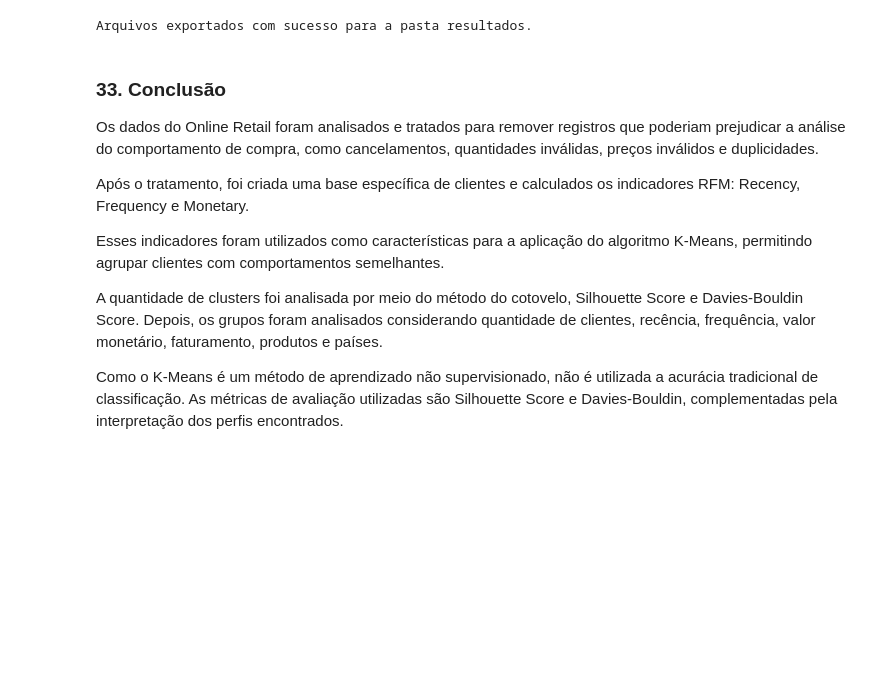
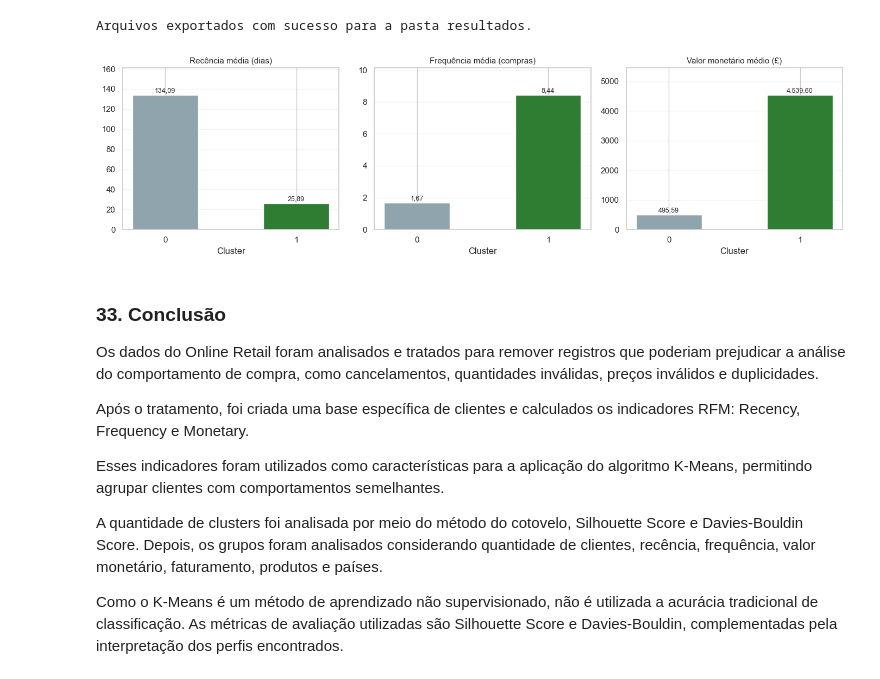
Before and after one commit to isabelladmo/Projeto-Aplicado-II, a Jupyter notebook: notebooks/código.ipynb, the cells around one changed output. Saved outputs shown, nothing was run; the diff lists cells and outputs as text; code cells hidden in the pictures; blank space fills up the shorter version.

```diff
--- a/notebooks/código.ipynb
+++ b/notebooks/código.ipynb
@@ -1240,6 +1240,64 @@ df_analise_clusters.to_csv(
 print("Arquivos exportados com sucesso para a pasta resultados.")
 # %% [output]
 Arquivos exportados com sucesso para a pasta resultados.
+# %%
+# Comparação dos indicadores RFM por cluster
+
+# Indicadores que serão apresentados.
+indicadores = [
+    ("Recencia_Media", "Recência média (dias)"),
+    ("Frequencia_Media", "Frequência média (compras)"),
+    ("Valor_Medio", "Valor monetário médio (£)")
+]
+
+# Cria três gráficos lado a lado.
+fig, axes = plt.subplots(1, 3, figsize=(14, 4))
+
+# Define as cores dos clusters.
+cores = ["#90A4AE", "#2E7D32"]
+
+# Percorre os três indicadores.
+for ax, (coluna, titulo) in zip(axes, indicadores):
+
+    # Cria as barras.
+    barras = ax.bar(
+        perfil_clusters.index.astype(str),
+        perfil_clusters[coluna],
+        color=cores,
+        width=0.5
+    )
+
+    # Configura o gráfico.
+    ax.set_title(titulo, fontsize=11)
+    ax.set_xlabel("Cluster")
+    ax.grid(axis="y", linestyle="--", alpha=0.3)
+    ax.set_axisbelow(True)
+
+    # Adiciona os valores acima das barras.
+    for barra in barras:
+        valor = barra.get_height()
+
+        ax.text(
+            barra.get_x() + barra.get_width() / 2,
+            valor + perfil_clusters[coluna].max() * 0.02,
+            f"{valor:,.2f}".replace(",", "X").replace(".", ",").replace("X", "."),
+            ha="center",
+            fontsize=9
+        )
+
+    # Reserva espaço para os rótulos.
+    ax.set_ylim(0, perfil_clusters[coluna].max() * 1.2)
+
+# Ajusta os espaços entre os gráficos.
+plt.tight_layout()
+
+# Salva a imagem para usar no PowerPoint.
+plt.savefig('../Resultados/Gráficos/11_RFM_por_Cliente.png', bbox_inches='tight')
+
+# Exibe os gráficos.
+plt.show()
+# %% [output]
+[figure, added]
 # %% [markdown]
 ### 33. Conclusão
 
```
Also changed, not shown: 3 other files.
